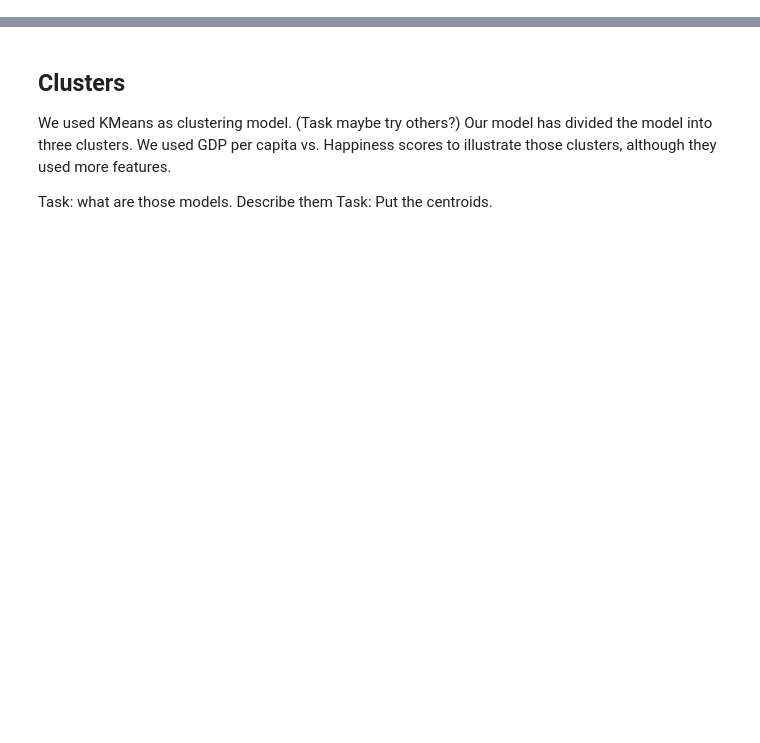
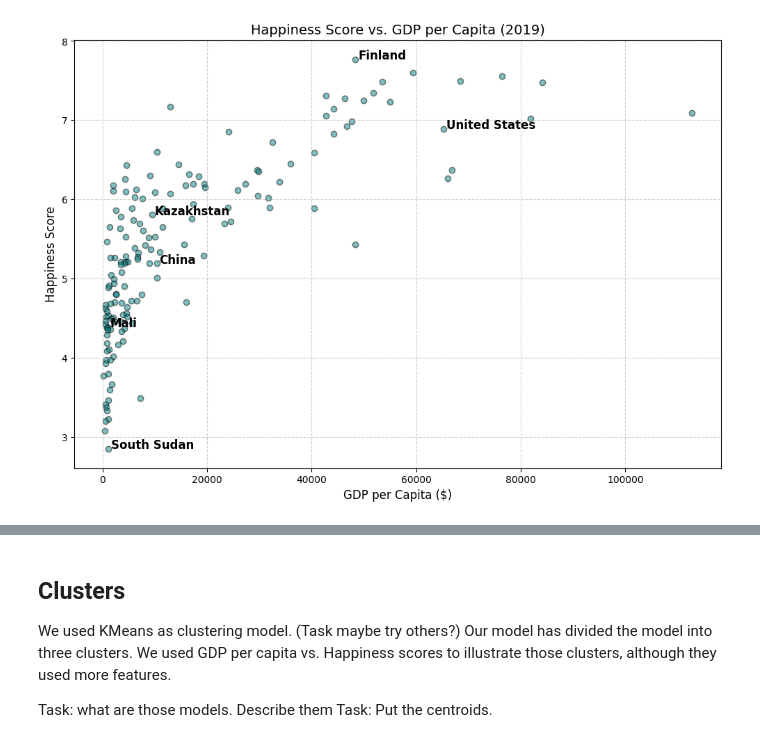
Before and after one commit to yernur776/UFUG1601---Social-Trends-Analyzer, a Jupyter notebook: SocialTrendsAnalyzer.ipynb, the cells around one changed output, grey strips where cells are left out. Drawn from its saved outputs; the diff is of its cells as text; code cells hidden in the pictures; blank space fills up the shorter version.

```diff
--- a/SocialTrendsAnalyzer.ipynb
+++ b/SocialTrendsAnalyzer.ipynb
@@ -356,15 +677,49 @@ features = df.drop(columns = ['Country', 'Happiness score'])
-# %%
-# ================================
-# Scatter plot for a single feature (GDP per capita)
-# ================================
-plt.title('Happiness score vs. GDP per capita')
-plt.xlabel('GDP per capita')
-plt.ylabel('Happiness index')
-plt.grid(True)
-plt.scatter(x, y)
-
-countries_to_label = {'Finland', 'China', 'Kazakhstan', 'United States', 'South Sudan', 'Mali'}
-
-for country in countries_to_label:
-    row = df[df['Country'] == country]
-    plt.text(row['GDP per capita'], row['Happiness score'], country, weight='bold')
+# %%
+# ==========================================
+# Scatter Plot
+# ==========================================
+
+# We use UPPERCASE to denote that these should not be modified.
+X_CONST = df['GDP per capita']
+Y_CONST = df['Happiness score']
+
+# Scatter plot. We will use this setup throught out the visualization part
+plt.figure(figsize=(12, 8))
+plt.scatter(X_CONST, Y_CONST, alpha=0.5, c='teal', edgecolors='k')
+
+plt.title('Happiness Score vs. GDP per Capita (2019)', fontsize=14)
+plt.xlabel('GDP per Capita ($)', fontsize=12)
+plt.ylabel('Happiness Score', fontsize=12)
+plt.grid(True, linestyle='--', alpha=0.6)
+
+
+
+# ==========================================
+# Visualization. Labelling a few countries
+# ==========================================
+
+countries_to_label = {                                  # Labeling Specific Countries
+    'Finland',        # The happiest                    # (credits for labelling key countries to give context to the dots: Yernur)
+    'South Sudan',    # The least happy
+    'United States',  # High GDP
+    'China',          # Large economy
+    'Kazakhstan',     # Our home :3
+    'Mali'            # Random sample
+}
+
+for country in countries_to_label:
+    row = df[df['Country'] == country]                   # Filter for the specific country's row
+
+    if not row.empty:
+        plt.text(                                        # Add text label at the specific (x, y) coordinates
+            x=row['GDP per capita'].iloc[0] + 500,       # Offset slightly to right
+            y=row['Happiness score'].iloc[0],
+            s=country,
+            fontsize=12,
+            weight='bold',
+            color='black'
+        )
+
+plt.show()
+# %% [output]
+[figure, added]
```
Also changed, not shown: parts of 65 cells of this notebook.
